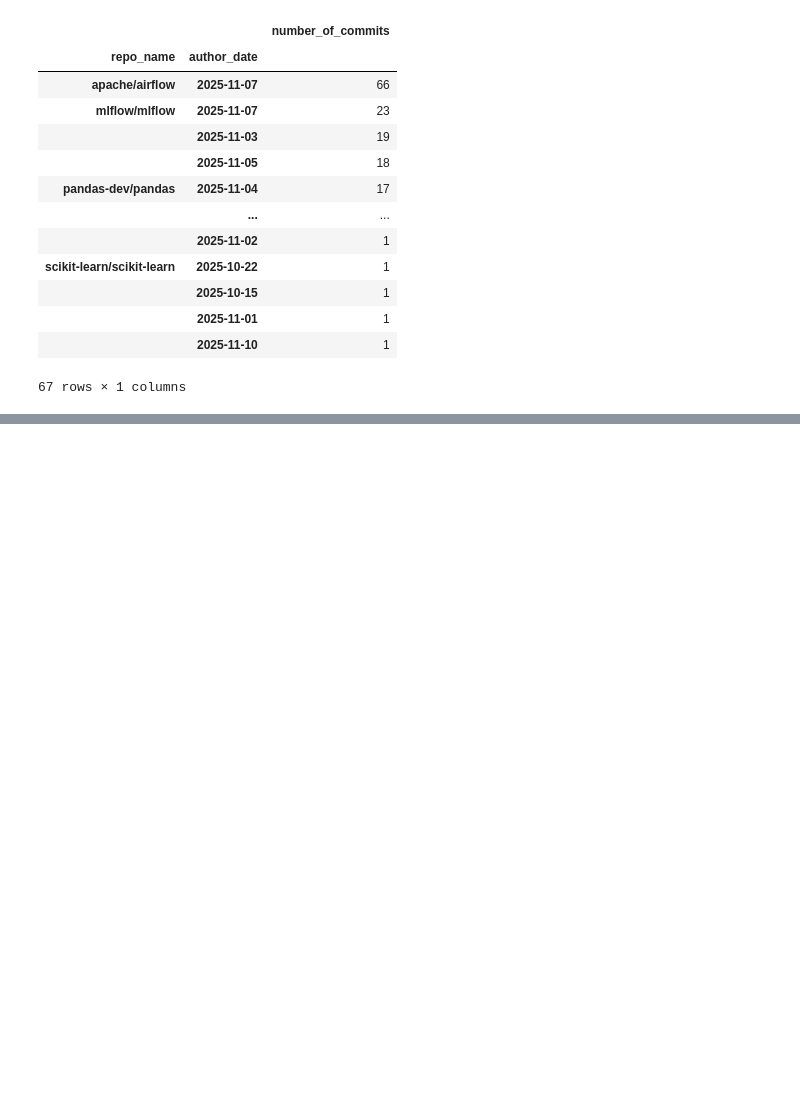
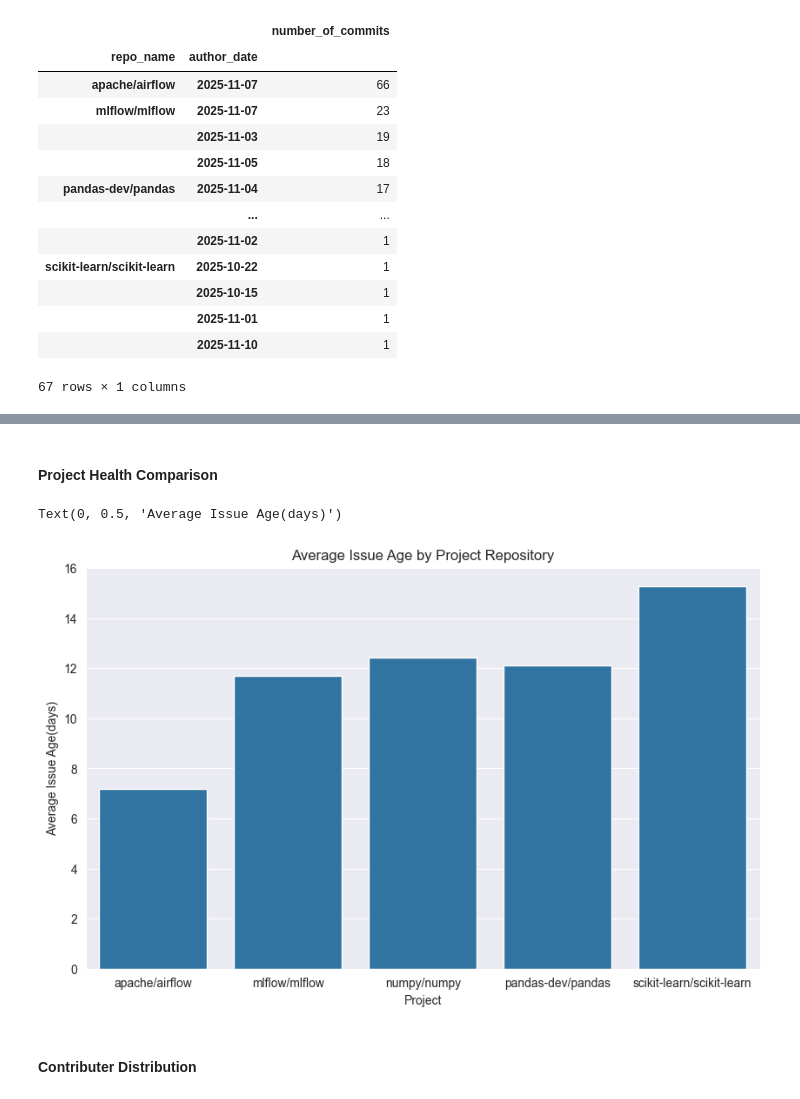
Before and after one commit to KevinOcran/openSourceHealthAnalysis, a Jupyter notebook: notebooks/analysis.ipynb, the cells around one changed output, grey strips where cells are left out. Cells and saved outputs as stored; diff of their text form; code cells hidden in the pictures; blank space fills up the shorter version.

```diff
--- a/notebooks/analysis.ipynb
+++ b/notebooks/analysis.ipynb
@@ -278,0 +431,23 @@ commits_per_day_df.sort_values(by='number_of_commits', ascending=False)
+# %% [markdown]
+#### Project Health Comparison
+# %%
+#Prepare Graphing area:
+sns.set_style('darkgrid')
+plt.figure(figsize=(10,6))
+ax = plt.gca()
+
+#Plot chart:
+sns.barplot(
+    data=summary_df,
+    y='avg_issue_age/days',
+    x='repo_name',
+    ax=ax
+)
+plt.title('Average Issue Age by Project Repository')
+plt.xlabel('Project')
+plt.ylabel('Average Issue Age(days)')
+# %% [output]
+Text(0, 0.5, 'Average Issue Age(days)')
+[figure, added]
+# %% [markdown]
+#### Contributer Distribution
```
Also changed, not shown: parts of 17 cells of this notebook.
